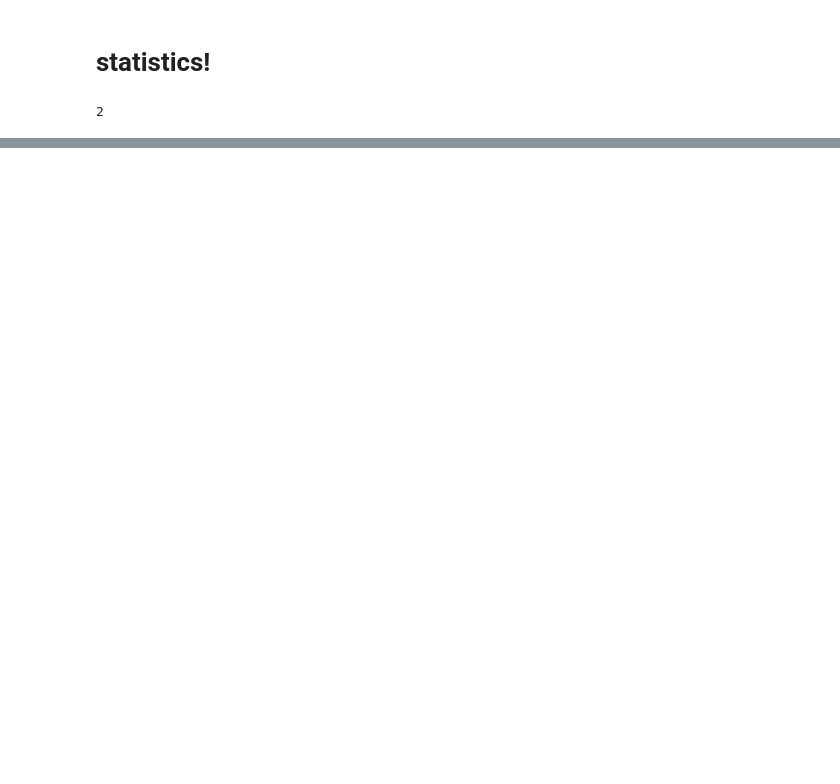
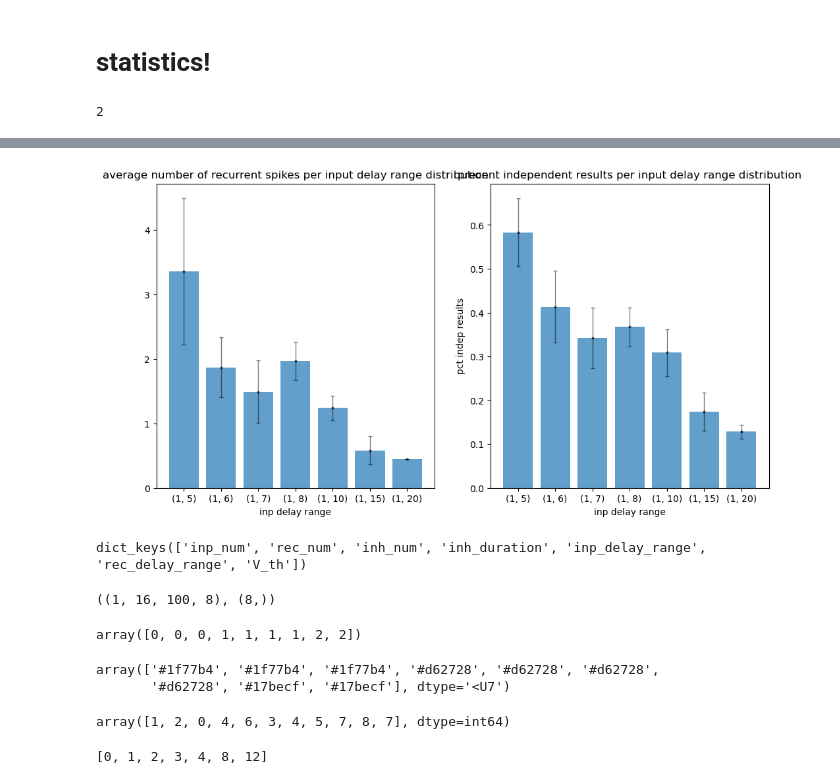
Before and after one commit to CosmicSurgery/thesis_notebooks, a Jupyter notebook: 2023.06.21 - Spiking Neural Network Circuits/2023.07.21 -Linear Regression SM shape.ipynb, the cells around one changed output, grey strips where cells are left out. Drawn from its saved outputs; the diff is of its cells as text; code cells hidden in the pictures; blank space fills up the shorter version.

```diff
--- a/2023.06.21 - Spiking Neural Network Circuits/2023.07.21 -Linear Regression SM shape.ipynb
+++ b/2023.06.21 - Spiking Neural Network Circuits/2023.07.21 -Linear Regression SM shape.ipynb
@@ -122,4 +156,4 @@ trials = 1
 all_events = np.zeros((trials, inp_event_max**inp_num,T,inp_num+rec_num+inh_num))
 
 for trial in tqdm(range(trials)):
-    all_events[trial] = calc_reps(**default_params)
+    all_events[trial],nrn_labels, stats = calc_reps(**default_params)
@@ -165,0 +223,15 @@ ValueError: could not broadcast input array from shape (64,100,9) into shape (16
+# %%
+mean_spikes = []
+std_spikes = []
+mean_pct_indep = []
+std_pct_indep = []
+xlabels = []
+for k in stats_dict['inp_delay_range'].keys():
+    mean_spikes.append(np.mean(stats_dict['inp_delay_range'][k],axis=0)[0])
+    std_spikes.append(np.std(stats_dict['inp_delay_range'][k],axis=0)[0])
+    xlabels.append(k)
+    mean_pct_indep.append(np.mean(stats_dict['inp_delay_range'][k],axis=0)[1])
+    std_pct_indep.append(np.std(stats_dict['inp_delay_range'][k],axis=0)[1])
+
+
+xlabels
@@ -165,0 +277,51 @@ ValueError: could not broadcast input array from shape (64,100,9) into shape (16
+# %%
+fig,ax = plt.subplot_mosaic('AB',figsize=(12,6))
+
+a = np.arange(0,len(mean_spikes))
+
+yerr=std_spikes
+ax['A'].bar(a,mean_spikes,alpha=0.7)
+ax['A'].errorbar(a,mean_spikes, yerr, fmt='.', color='Black', elinewidth=1,capthick=1,errorevery=1, alpha=0.5, ms=4, capsize = 2)
+ax['A'].set_xticks(a,labels=xlabels)
+ax['A'].set_xlabel('inp delay range')
+ax['B'].set_ylabel('ave num rec spikes')
+ax['A'].set_title('average number of recurrent spikes per input delay range distribution')
+
+yerr=std_pct_indep
+b = np.arange(0,len(mean_pct_indep))
+ax['B'].bar(b,mean_pct_indep,alpha=0.7)
+ax['B'].errorbar(a,mean_pct_indep, yerr, fmt='.', color='Black', elinewidth=1,capthick=1,errorevery=1, alpha=0.5, ms=4, capsize = 2)
+ax['B'].set_xticks(b,labels=xlabels)
+ax['B'].set_xlabel('inp delay range')
+ax['B'].set_ylabel('pct indep results')
+ax['B'].set_title('precent independent results per input delay range distribution')
+
+plt.show()
+# %% [output]
+[figure, added]
+# %%
+events_dict.keys()
+# %% [output]
+dict_keys(['inp_num', 'rec_num', 'inh_num', 'inh_duration', 'inp_delay_range', 'rec_delay_range', 'V_th'])
+# %%
+events_dict['inp_num'][2][0].shape, nrn_labels.shape
+# %% [output]
+((1, 16, 100, 8), (8,))
+# %%
+nrn_labels
+# %% [output]
+array([0, 0, 0, 1, 1, 1, 1, 2, 2])
+# %%
+colors = np.array(['#1f77b4', '#d62728', '#17becf'])
+colors[nrn_labels]
+# %% [output]
+array(['#1f77b4', '#1f77b4', '#1f77b4', '#d62728', '#d62728', '#d62728',
+       '#d62728', '#17becf', '#17becf'], dtype='<U7')
+# %%
+np.where(current_events[i,...])[1]
+# %% [output]
+array([1, 2, 0, 4, 6, 3, 4, 5, 7, 8, 7], dtype=int64)
+# %%
+list(events_dict[key].keys())
+# %% [output]
+[0, 1, 2, 3, 4, 8, 12]
```
Also changed, not shown: parts of 13 cells of this notebook, 1 other file.
